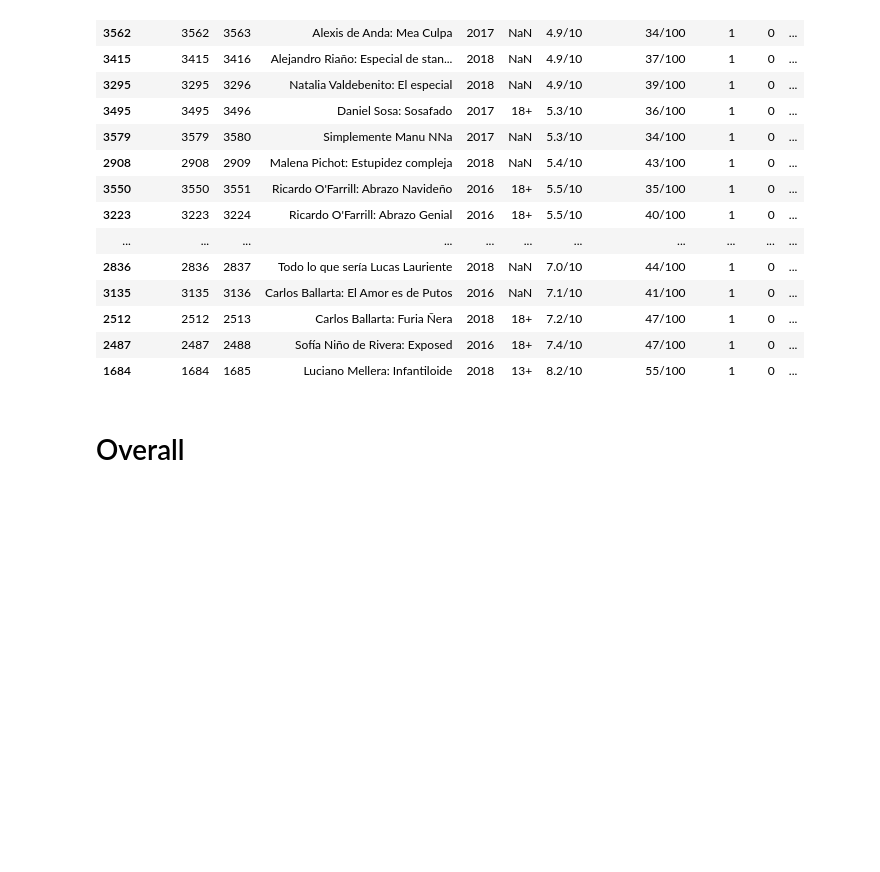
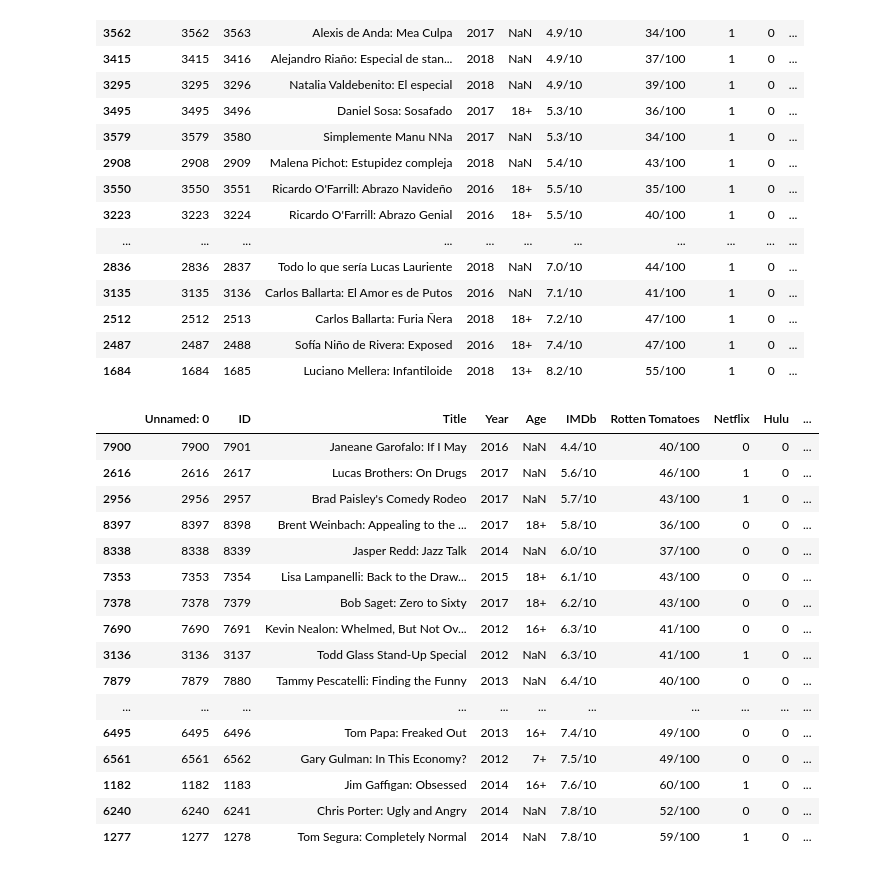
Before and after one commit to Razorlance/Dsba_project, a Jupyter notebook: calculations.ipynb, the cells around one changed output. Drawn from its saved outputs; the diff is of its cells as text; code cells hidden in the pictures; blank space fills up the shorter version.

```diff
--- a/calculations.ipynb
+++ b/calculations.ipynb
@@ -142,7 +142,22 @@ Netflix_release[Netflix_release["Directors"].str.contains("Raúl Campos") == Tru
 | 2487 | 2487 | 2488 | Sofía Niño de Rivera: Exposed | 2016 | 18+ | 7.4/10 | 47/100 | 1 | 0 | ... |
 | 1684 | 1684 | 1685 | Luciano Mellera: Infantiloide | 2018 | 13+ | 8.2/10 | 55/100 | 1 | 0 | ... |
 # %%
-Netflix_release = data[""]
-Netflix_release[Netflix_release["Directors"].str.contains("Raúl Campos") == True].sort_values(by="IMDb")
+data[data["Directors"].str.contains("Jay Chapman") == True].sort_values(by="IMDb")
+# %% [output]
+|  | Unnamed: 0 | ID | Title | Year | Age | IMDb | Rotten Tomatoes | Netflix | Hulu | ... |
+| 7900 | 7900 | 7901 | Janeane Garofalo: If I May | 2016 | NaN | 4.4/10 | 40/100 | 0 | 0 | ... |
+| 2616 | 2616 | 2617 | Lucas Brothers: On Drugs | 2017 | NaN | 5.6/10 | 46/100 | 1 | 0 | ... |
+| 2956 | 2956 | 2957 | Brad Paisley's Comedy Rodeo | 2017 | NaN | 5.7/10 | 43/100 | 1 | 0 | ... |
+| 8397 | 8397 | 8398 | Brent Weinbach: Appealing to the ... | 2017 | 18+ | 5.8/10 | 36/100 | 0 | 0 | ... |
+| 8338 | 8338 | 8339 | Jasper Redd: Jazz Talk | 2014 | NaN | 6.0/10 | 37/100 | 0 | 0 | ... |
+| 7353 | 7353 | 7354 | Lisa Lampanelli: Back to the Draw... | 2015 | 18+ | 6.1/10 | 43/100 | 0 | 0 | ... |
+| 7378 | 7378 | 7379 | Bob Saget: Zero to Sixty | 2017 | 18+ | 6.2/10 | 43/100 | 0 | 0 | ... |
+| 7690 | 7690 | 7691 | Kevin Nealon: Whelmed, But Not Ov... | 2012 | 16+ | 6.3/10 | 41/100 | 0 | 0 | ... |
+| 3136 | 3136 | 3137 | Todd Glass Stand-Up Special | 2012 | NaN | 6.3/10 | 41/100 | 1 | 0 | ... |
+| 7879 | 7879 | 7880 | Tammy Pescatelli: Finding the Funny | 2013 | NaN | 6.4/10 | 40/100 | 0 | 0 | ... |
+| ... | ... | ... | ... | ... | ... | ... | ... | ... | ... | ... |
+| 6495 | 6495 | 6496 | Tom Papa: Freaked Out | 2013 | 16+ | 7.4/10 | 49/100 | 0 | 0 | ... |
+| 6561 | 6561 | 6562 | Gary Gulman: In This Economy? | 2012 | 7+ | 7.5/10 | 49/100 | 0 | 0 | ... |
+| 1182 | 1182 | 1183 | Jim Gaffigan: Obsessed | 2014 | 16+ | 7.6/10 | 60/100 | 1 | 0 | ... |
+| 6240 | 6240 | 6241 | Chris Porter: Ugly and Angry | 2014 | NaN | 7.8/10 | 52/100 | 0 | 0 | ... |
+| 1277 | 1277 | 1278 | Tom Segura: Completely Normal | 2014 | NaN | 7.8/10 | 59/100 | 1 | 0 | ... |
-# %% [markdown]
-# Overall
```
Also changed, not shown: parts of 9 cells of this notebook, 9 other files.
